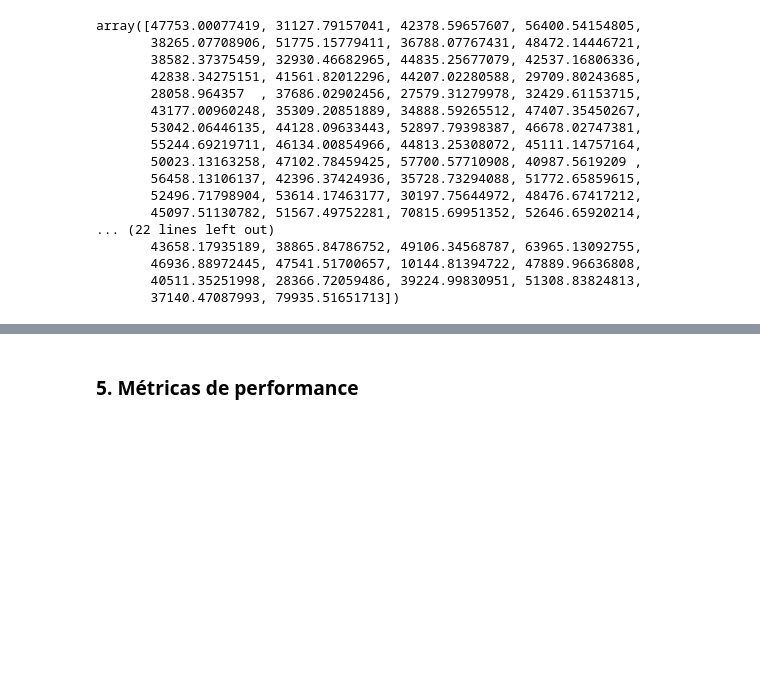
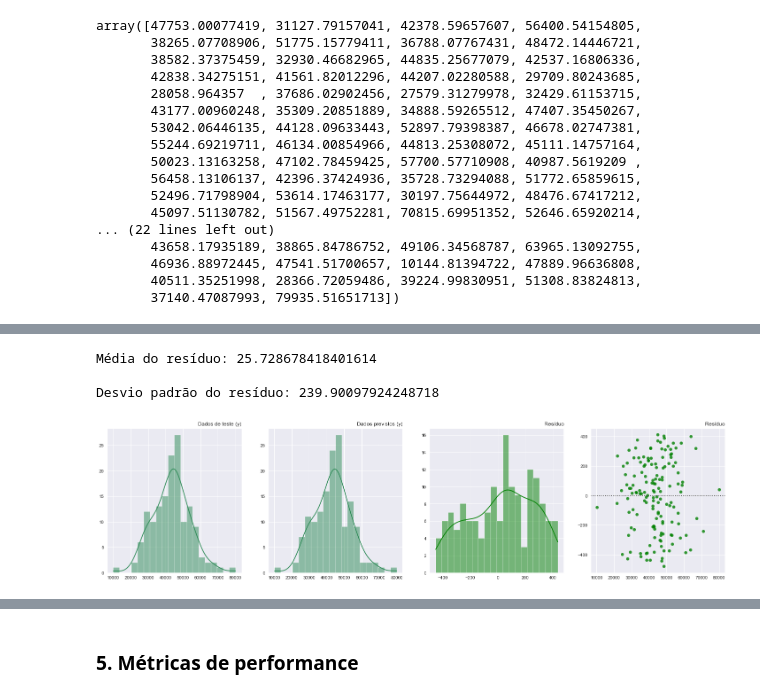
Before and after one commit to emso-exe/Compra_de_carro, a Jupyter notebook: analise_de_dados.ipynb, the cells around one changed output, grey strips where cells are left out. Drawn from its saved outputs; the diff is of its cells as text; code cells hidden in the pictures; blank space fills up the shorter version.

```diff
--- a/analise_de_dados.ipynb
+++ b/analise_de_dados.ipynb
@@ -525,5 +520,44 @@ Amostra das 10 primeiras linhas
 | 310 | 51866.48719 | 51775.157794 | 91.329396 |
 | 424 | 31408.62631 | 31127.791570 | 280.834740 |
 | 495 | 48901.44342 | 48472.144467 | 429.298953 |
+# %%
+print('\nMédia do resíduo:', residuo.mean())
+print('\nDesvio padrão do resíduo:', residuo.std())
+# %% [output]
+Média do resíduo: 25.728678418401614
+
+Desvio padrão do resíduo: 239.90097924248718
+# %%
+# Função para gerar gráficos histplot
+# param1: conjunto de dados
+# param2: número de bins
+# param3: axis
+# param4: label para gráfico
+# param5: cor, default: royalblue
+
+def graf_3_histplot(param1, param2, param3, param4, param5='seagreen'):
+    sns.histplot(data=param1, bins=param2, ax=param3, color=param5, kde=True)
+    param3.set(xlabel='', ylabel='')
+    param3.tick_params(labelsize=10)
+    param3.ticklabel_format(style='plain', axis='y')
+    param3.set_title(param4, loc='right', fontsize=12)
+
+
+fig, (ax1, ax2, ax3, ax4) = plt.subplots(
+    nrows=1, ncols=4, figsize=(25, 6))
+
+graf_3_histplot(y_test, 20, ax1, 'Dados de teste (y)')
+graf_3_histplot(pred_test, 20, ax2, 'Dados previstos (y)')
+graf_3_histplot(residuo, 20, ax3, 'Resíduo', 'green')
+
+sns.residplot(y=residuo, x=pred_test, color='green', ax=ax4)
+ax4.set(xlabel='', ylabel='')
+ax4.tick_params(labelsize=10)
+ax4.ticklabel_format(style='plain', axis='y')
+ax4.set_title('Resíduo', loc='right', fontsize=12)
+
+plt.show()
+# %% [output]
+[figure, added]
 # %%
 plt.figure(figsize=(20, 8))
```
Also changed, not shown: parts of 10 cells of this notebook.
